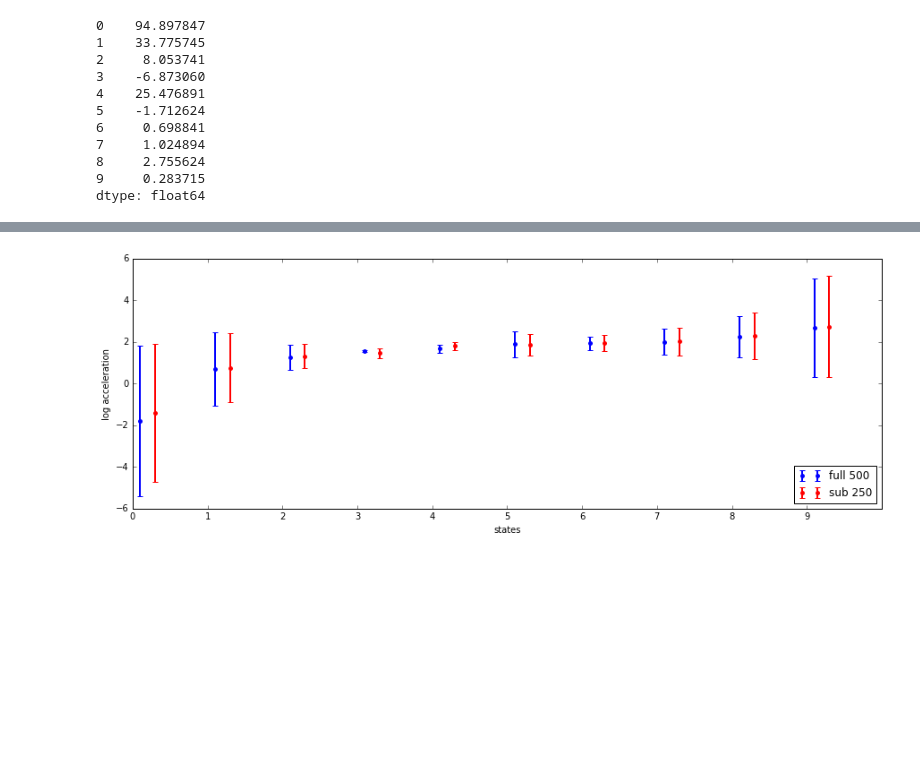
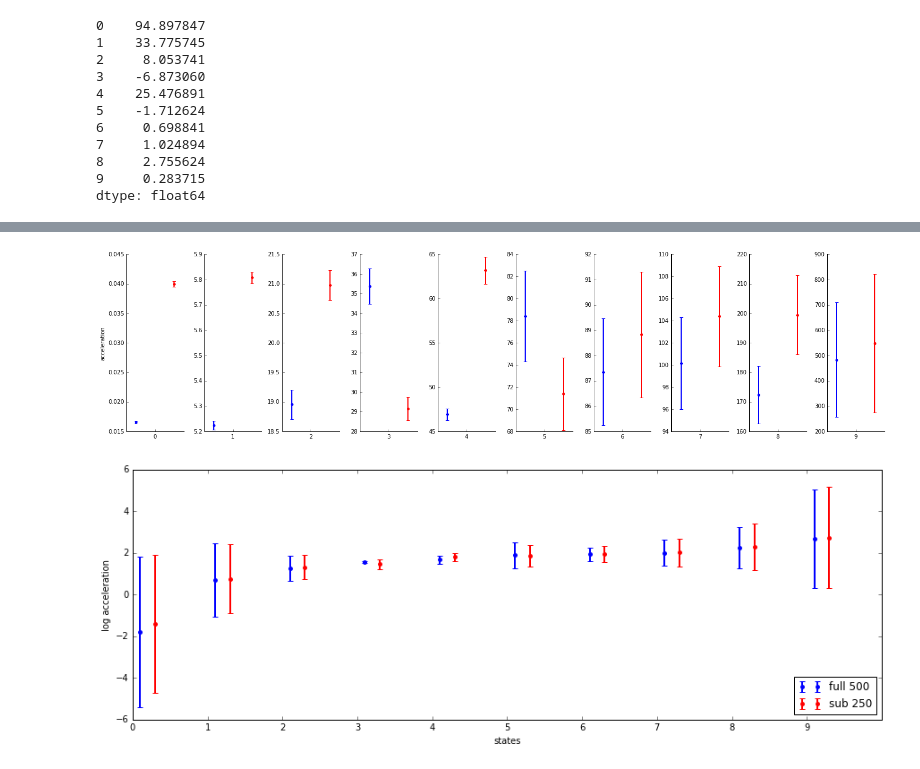
Before and after one commit to wadpac/millenniumcohort-acc, a Jupyter notebook: python/notebooks/Reproducibility.ipynb, the cells around one changed output, grey strips where cells are left out. Saved outputs shown, nothing was run; the diff lists cells and outputs as text; code cells hidden in the pictures; blank space fills up the shorter version.

```diff
--- a/python/notebooks/Reproducibility.ipynb
+++ b/python/notebooks/Reproducibility.ipynb
@@ -147,3 +202,36 @@ plt.show()
+# %%
+fig = plt.figure(figsize=(20,5))
+positions = list(range(len(params_sub)))
+for i in positions:
+    ax = fig.add_subplot(1,len(positions),i+1)
+    position_0 = i-0.2
+    position_1 = i+0.2
+    ax.errorbar(x=[position_0],
+                y=params[('orig', 'mean')][i:i+1],
+                 yerr=params[('orig', 'sigma')][i:i+1],
+                 fmt='o', ecolor='b', color='b', elinewidth=2,  ms=5,capthick=1, mew=0, label='full 500')
+    ax.errorbar(x=[position_1],
+                y=params[('sub', 'mean')][i:i+1],
+                 yerr=params[('sub', 'sigma')][i:i+1],
+             fmt='o', ecolor='r', color='r', ms=5,capthick=1, mew=0, elinewidth=2, label='sub 250')
+    ax.set_xticks([i])
+    #ax.legend(loc=4)
+    #ax.set_yscale("log")
+    ax.set_xlim(i-0.3, i+0.3)
+    ax.spines['right'].set_visible(False)
+    ax.spines['top'].set_visible(False)
+    #ax.spines['left'].set_visible(False)
+    #ax.spines['bottom'].set_visible(False)
+    ax.xaxis.set_ticks_position('bottom')
+    ax.yaxis.set_ticks_position('left')
+    #ax.set_xlabel('states')
+    if i==0:
+        ax.set_ylabel('acceleration')
+
+fig.tight_layout()
+plt.show()
+# %% [output]
+[figure, added]
 # %%
 fig = plt.figure(figsize=(15,5))
 ax = fig.add_subplot(111)
```
Also changed, not shown: parts of 17 cells of this notebook, 13 other files.
